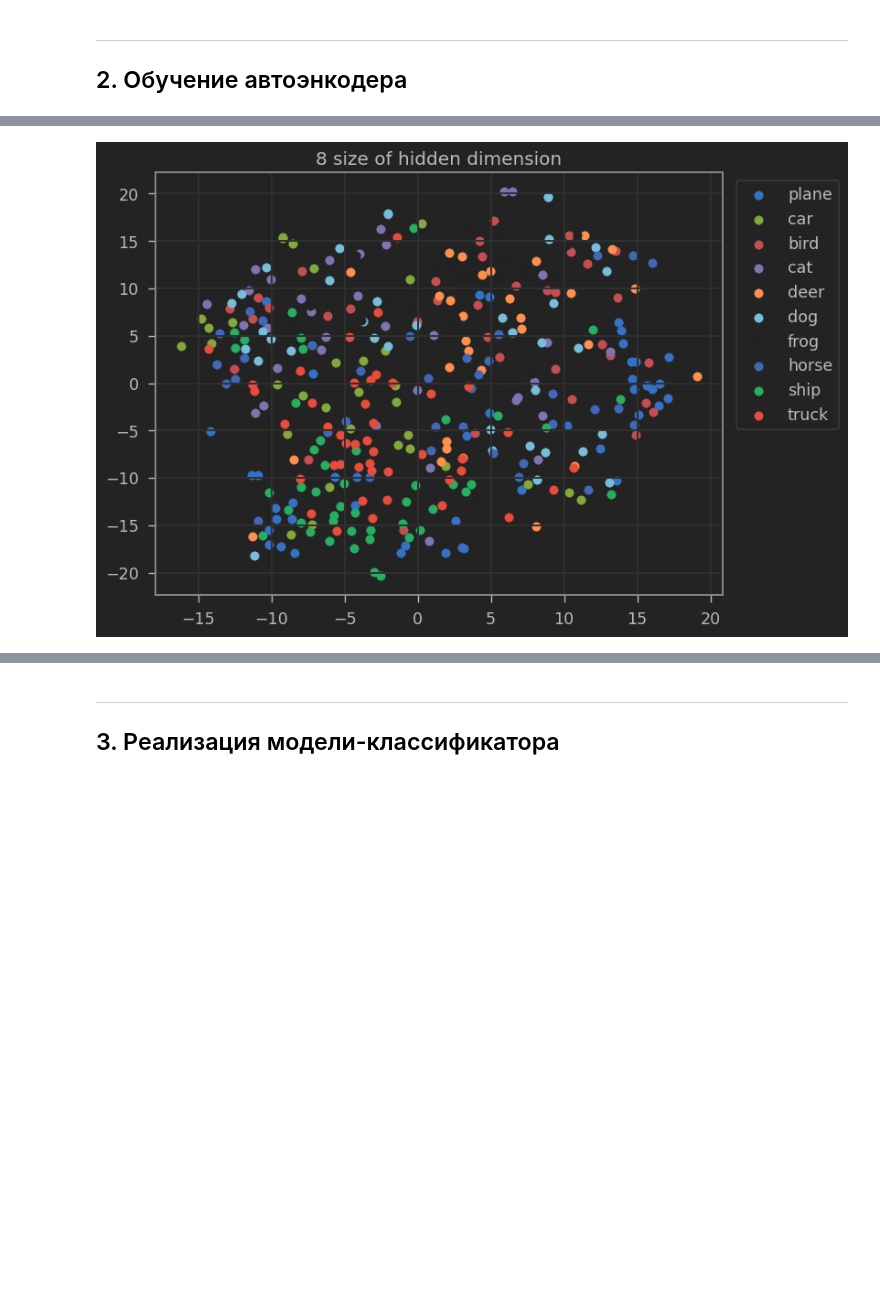
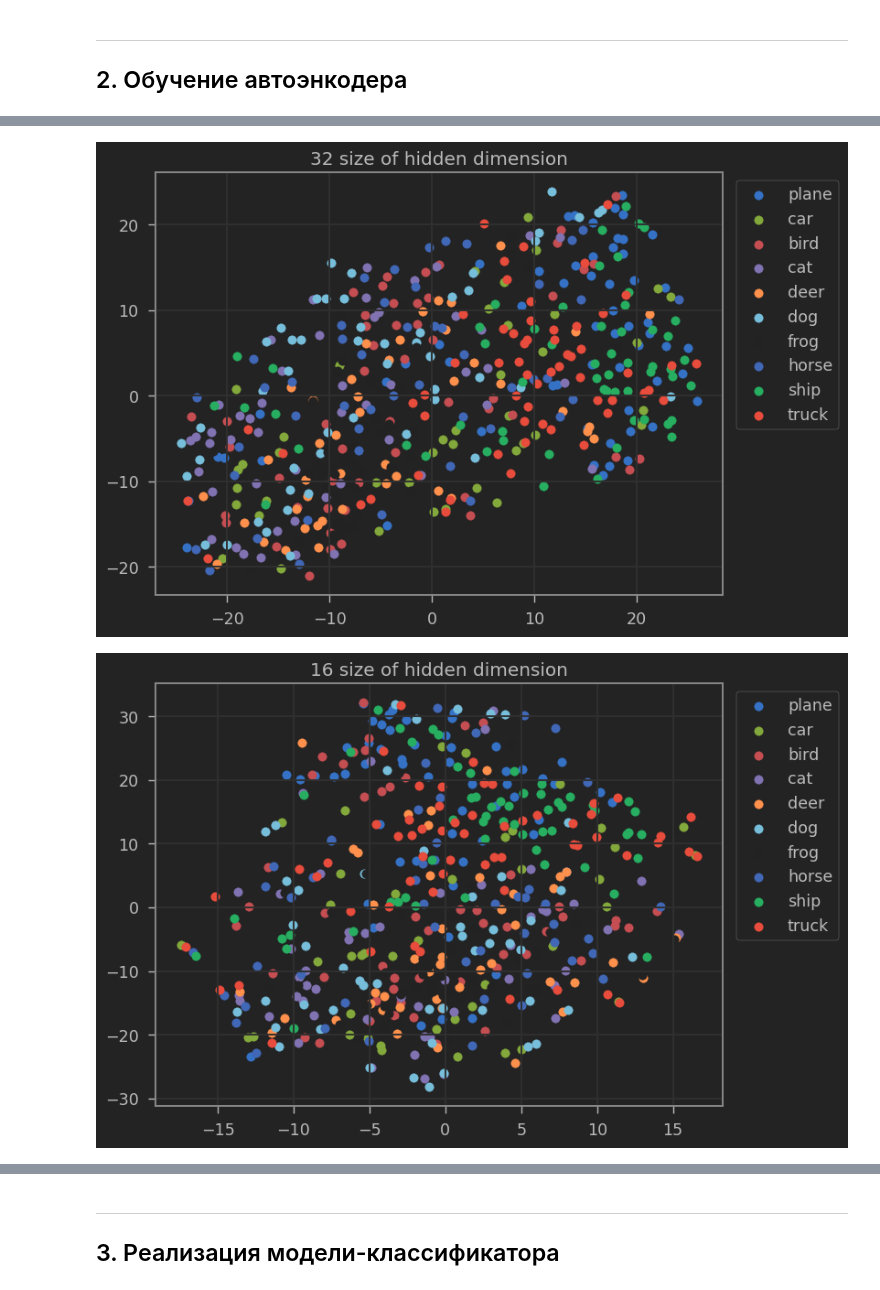
Before and after one commit to NikyParfenov/MIL_CV_pet-case, a Jupyter notebook: MIL_test_case_VGG11.ipynb, the cells around one changed output, grey strips where cells are left out. Drawn from its saved outputs; the diff is of its cells as text; code cells hidden in the pictures; blank space fills up the shorter version.

```diff
--- a/MIL_test_case_VGG11.ipynb
+++ b/MIL_test_case_VGG11.ipynb
@@ -262,5 +249,6 @@ device(type='cuda', index=0)
 # %%
-model = AutoEncoder(hidden_dim=4).to(device)
+device = torch.device('cuda:0' if torch.cuda.is_available() else 'cpu')
+model = AutoEncoder(hidden_dim=8).to(device)
 summary(model, (3, 32, 32))
 # %% [output]
 ----------------------------------------------------------------
@@ -412,0 +380,26 @@ plt.show()
+# %%
+device = torch.device('cpu')
+for HIDDEN_DIMENSION in hidden_dimensions:
+    model = AutoEncoder(hidden_dim=HIDDEN_DIMENSION)
+    model.load_state_dict(torch.load(f'./Models/VGGmodel_{HIDDEN_DIMENSION}-hidden_dim.pth', map_location=device))
+
+    figure = plt.figure(figsize=(18, 4))
+    cols, rows = 8, 2
+    for i in range(1, cols + 1):
+        sample_idx = torch.randint(len(valid_dataset), size=(1,)).item()
+        img, label = valid_dataset[sample_idx]
+        prediction = model(img[None, :, :, :]).detach().numpy()[0]
+        prediction[prediction > 1.] = 1.
+
+        figure.add_subplot(rows, cols, i)
+        plt.title(labels_dict[label])
+        plt.xticks([]), plt.yticks([])
+        plt.imshow(np.transpose(img, axes=(1, 2, 0)))
+
+        figure.add_subplot(rows, cols, i+8)
+        plt.title(labels_dict[label])
+        plt.xticks([]), plt.yticks([])
+        plt.imshow(np.transpose(prediction, axes=(1, 2, 0)))
+
+    plt.suptitle(f'Hidden dimension size {HIDDEN_DIMENSION}', color='yellow')
+    plt.show()
@@ -421,13 +419,15 @@ def draw_embeddings(X_embedded, targets, labels):
 # %%
 dataloader_iterator = iter(valid_loader)
 x, y = next(dataloader_iterator)
 
-model = AutoEncoder(hidden_dim=chosen_dim)
-model.load_state_dict(torch.load(f'./Models/VGGmodel_{chosen_dim}-hidden_dim.pt', map_location=device))
-pretrained_encoder = model.enc
-test_embs = pretrained_encoder(x).detach().numpy()
-test_embs_2D = TSNE(n_components=2).fit_transform(test_embs)
-draw_embeddings(test_embs_2D, y.detach().numpy(), labels_dict.values())
-plt.title(f'{chosen_dim} size of hidden dimension')
+for HIDDEN_DIMENSION in hidden_dimensions:
+    model = AutoEncoder(hidden_dim=HIDDEN_DIMENSION)
+    model.load_state_dict(torch.load(f'./Models/VGGmodel_{HIDDEN_DIMENSION}-hidden_dim.pth', map_location=device))
+    pretrained_encoder = model.enc
+    test_embs = pretrained_encoder(x).detach().numpy()
+    test_embs_2D = TSNE(n_components=2).fit_transform(test_embs)
+    draw_embeddings(test_embs_2D, y.detach().numpy(), labels_dict.values())
+    plt.title(f'{HIDDEN_DIMENSION} size of hidden dimension')
 # %% [output]
-[figure, old version]
+[figure, new version]
+[figure, added]
```
Also changed, not shown: parts of 27 cells of this notebook, 15 other files.
